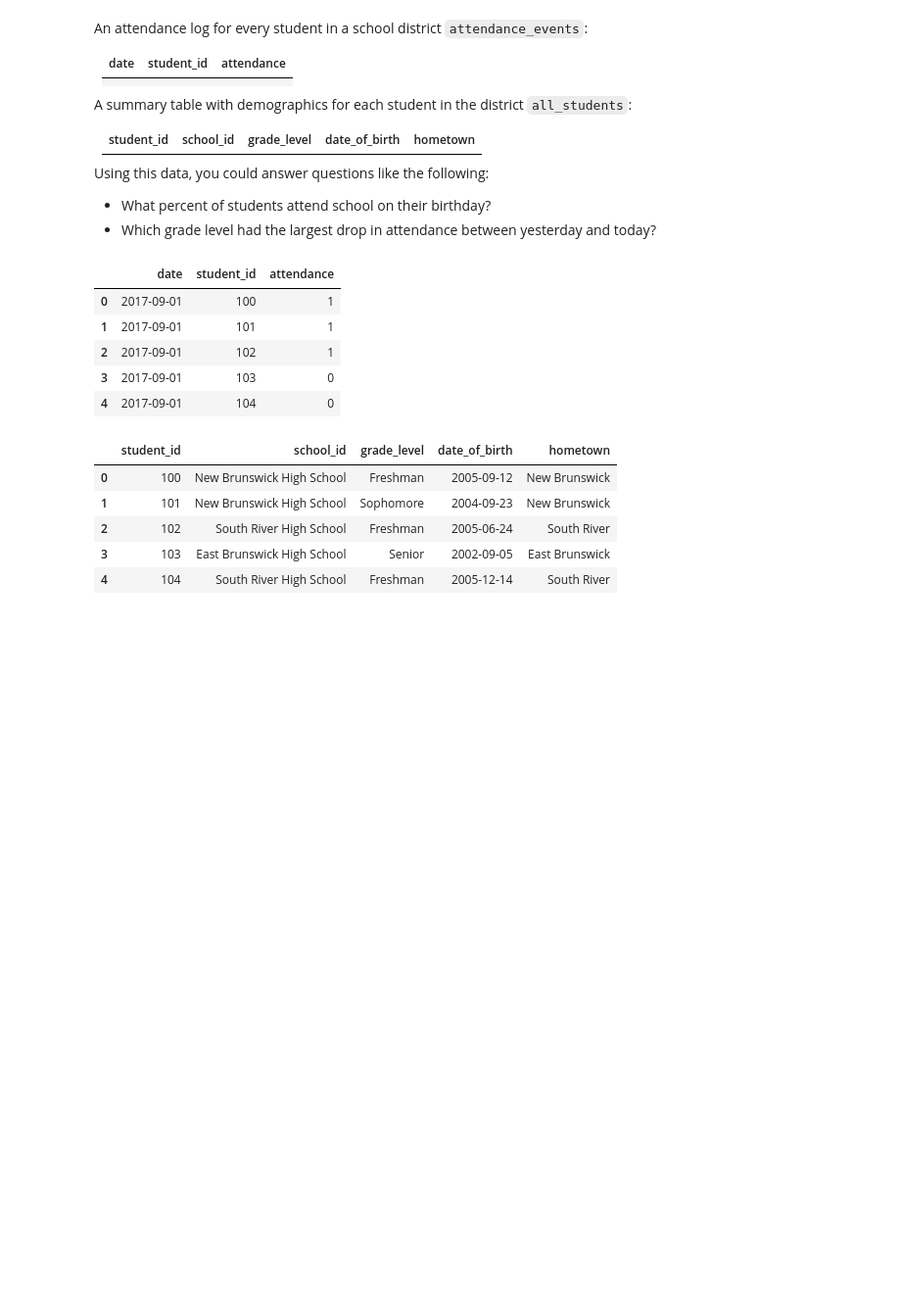
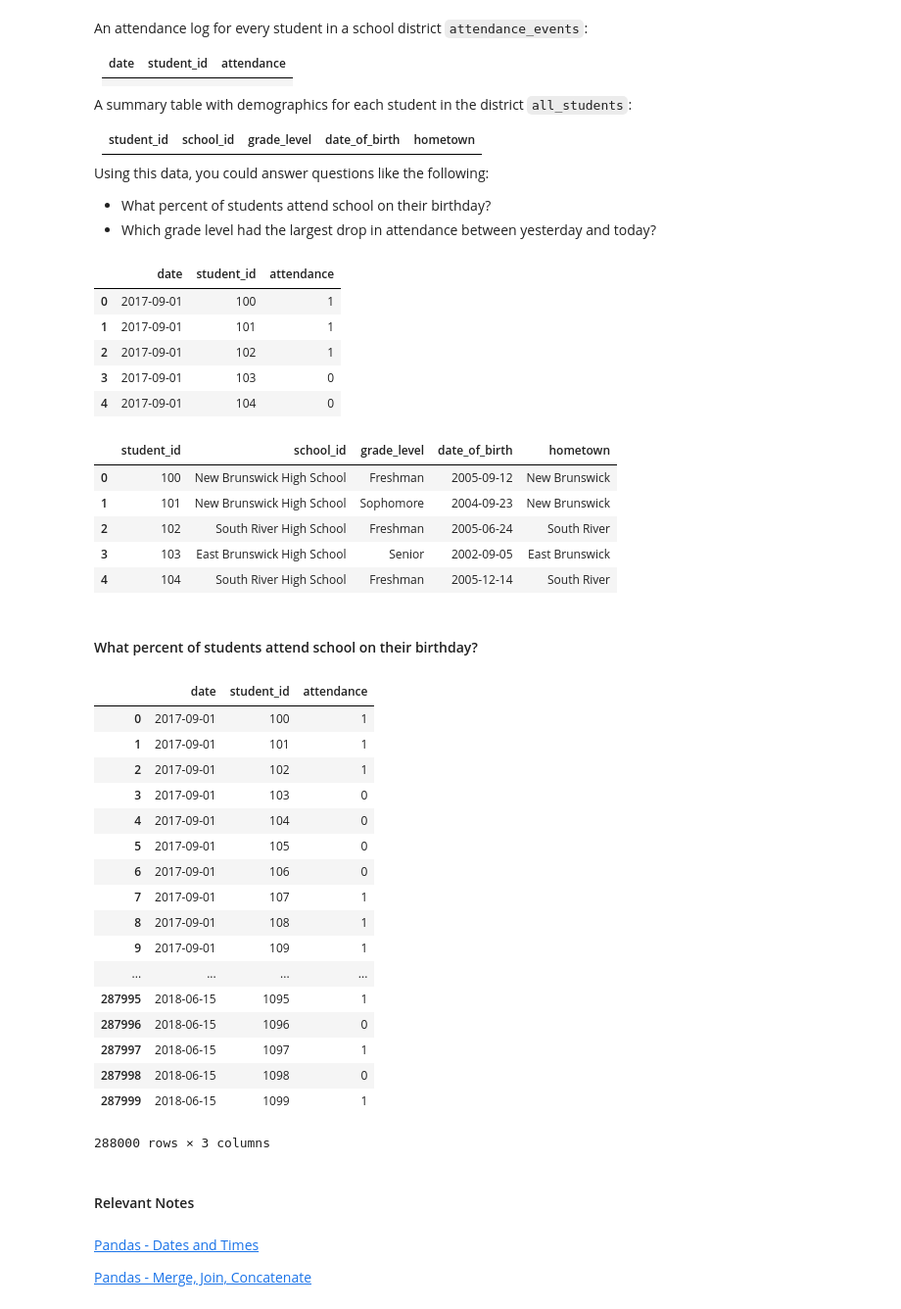
Before and after one commit to caseyjconger/interview_prep, a Jupyter notebook: notebooks/facebook/Facebook_Technical.ipynb, the cells around one changed output. Shown: that part at 98% size. Saved outputs shown, nothing was run; the diff lists cells and outputs as text; code cells hidden in the pictures; blank space fills up the shorter version.

Commit message:
Adding concat descriptions

```diff
--- a/notebooks/facebook/Facebook_Technical.ipynb
+++ b/notebooks/facebook/Facebook_Technical.ipynb
@@ -190,3 +388,32 @@ all_students.head()
 | 2 | 102 | South River High School | Freshman | 2005-06-24 | South River |
 | 3 | 103 | East Brunswick High School | Senior | 2002-09-05 | East Brunswick |
 | 4 | 104 | South River High School | Freshman | 2005-12-14 | South River |
+# %% [markdown]
+#### What percent of students attend school on their birthday?
+# %%
+attendance_events
+# %% [output]
+|  | date | student_id | attendance |
+| 0 | 2017-09-01 | 100 | 1 |
+| 1 | 2017-09-01 | 101 | 1 |
+| 2 | 2017-09-01 | 102 | 1 |
+| 3 | 2017-09-01 | 103 | 0 |
+| 4 | 2017-09-01 | 104 | 0 |
+| 5 | 2017-09-01 | 105 | 0 |
+| 6 | 2017-09-01 | 106 | 0 |
+| 7 | 2017-09-01 | 107 | 1 |
+| 8 | 2017-09-01 | 108 | 1 |
+| 9 | 2017-09-01 | 109 | 1 |
+| ... | ... | ... | ... |
+| 287995 | 2018-06-15 | 1095 | 1 |
+| 287996 | 2018-06-15 | 1096 | 0 |
+| 287997 | 2018-06-15 | 1097 | 1 |
+| 287998 | 2018-06-15 | 1098 | 0 |
+| 287999 | 2018-06-15 | 1099 | 1 |
+288000 rows × 3 columns
+# %% [markdown]
+#### Relevant Notes
+# %% [markdown]
+[Pandas - Dates and Times](#pandas-dates)
+
+[Pandas - Merge, Join, Concatenate](#pandas-join)
```
Also changed, not shown: parts of 10 cells of this notebook.
